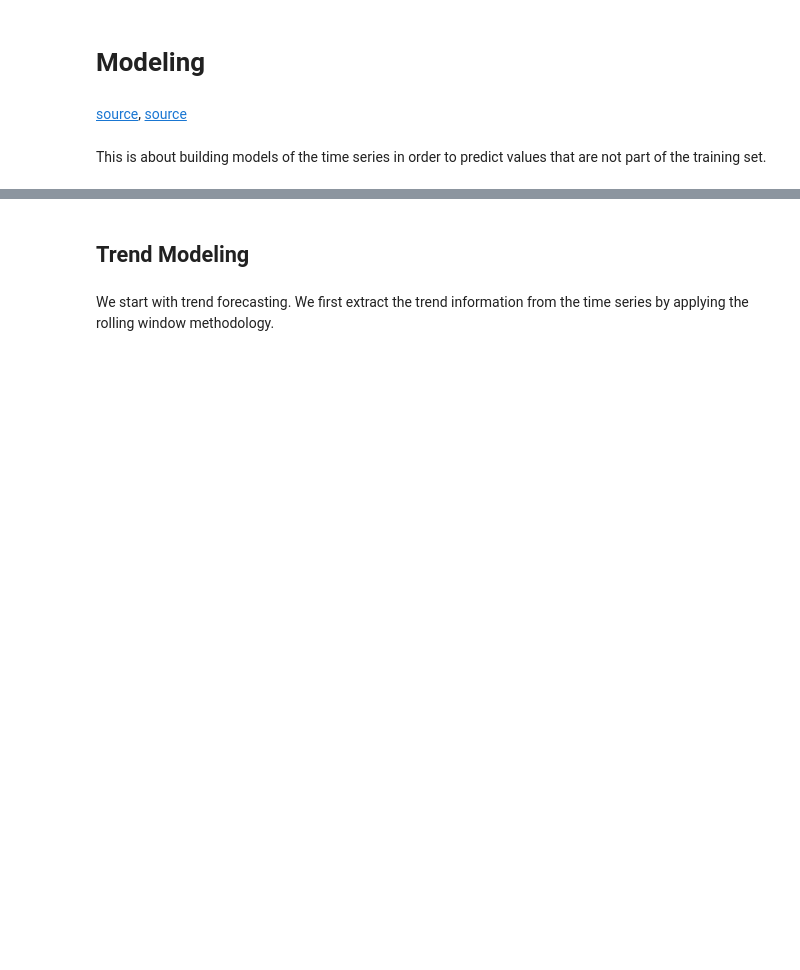
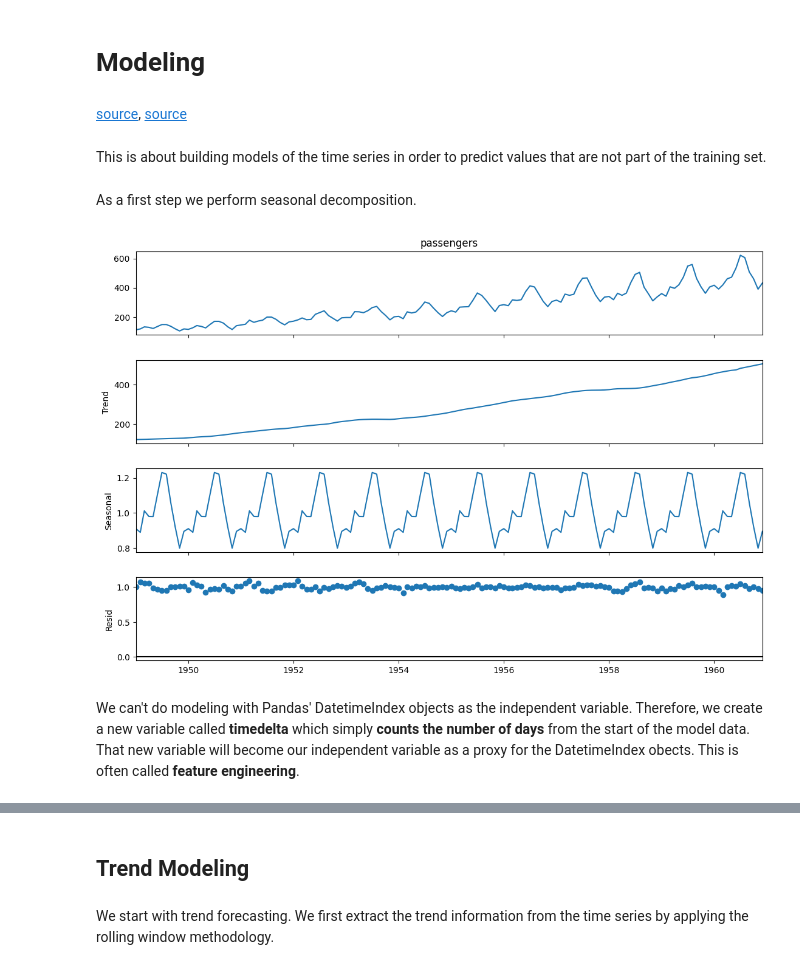
Before and after one commit to lutzhamel/CSC310, a Jupyter notebook: notes/23d-time-series-modeling.ipynb, the cells around one changed output, grey strips where cells are left out. Cells and saved outputs as stored; diff of their text form; code cells hidden in the pictures; blank space fills up the shorter version.

```diff
--- a/notes/23d-time-series-modeling.ipynb
+++ b/notes/23d-time-series-modeling.ipynb
@@ -47,3 +49,5 @@ Text(0, 0.5, 'Number of Passengers')
 [source](https://www.kaggle.com/code/prashant111/complete-guide-on-time-series-analysis-in-python)
 # %% [markdown]
 This is about building models of the time series in order to predict values that are not part of the training set.
+# %% [markdown]
+As a first step we perform seasonal decomposition.
@@ -49,0 +60,6 @@ This is about building models of the time series in order to predict values that
+# %%
+decomp.plot().set_size_inches(12, 8)
+# %% [output]
+[figure, added]
+# %% [markdown]
+We can't do modeling with Pandas' DatetimeIndex objects as the independent variable.  Therefore, we create a new variable called **timedelta** which simply **counts the number of days** from the start of the model data.  That new variable will become our independent variable as a proxy for the DatetimeIndex obects.  This is often called **feature engineering**.
```
Also changed, not shown: parts of 54 cells of this notebook.
